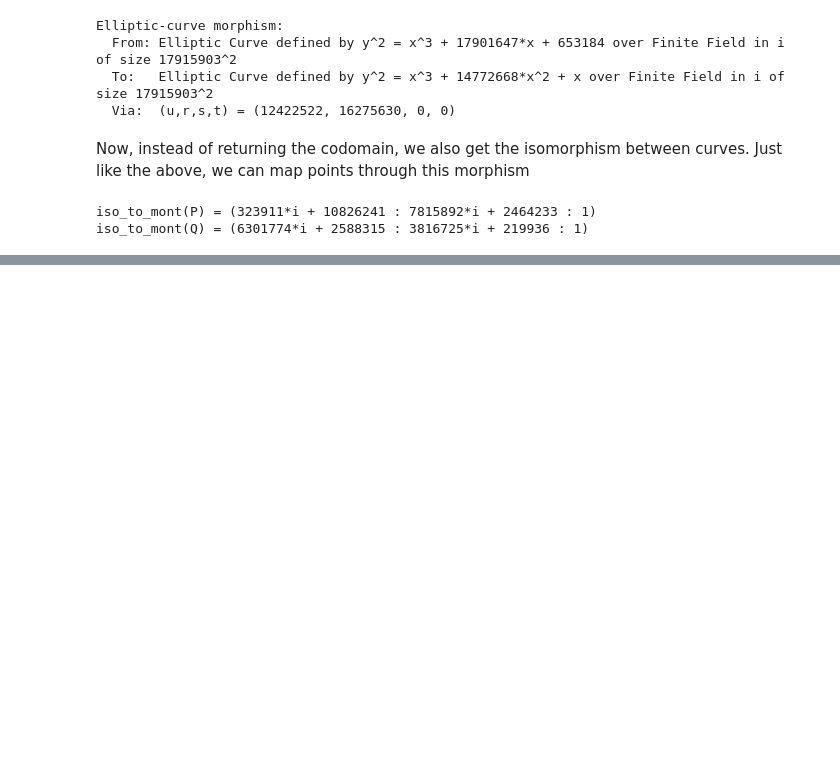
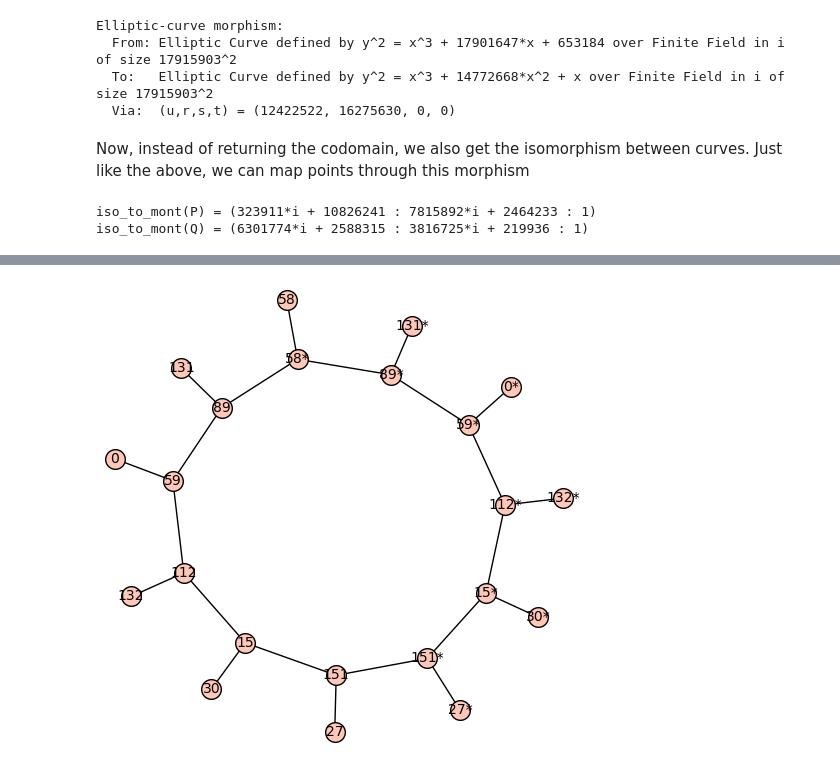
Before and after one commit to GiacomoPope/i-sage-ny-days, a Jupyter notebook: isogenies.ipynb, the cells around one changed output, grey strips where cells are left out. Drawn from its saved outputs; the diff is of its cells as text; code cells hidden in the pictures; blank space fills up the shorter version.

```diff
--- a/isogenies.ipynb
+++ b/isogenies.ipynb
@@ -111,0 +180,7 @@ TODO: given a small example, make sage show the whole isogeny graph. Good idea w
+# %%
+E_sing = EllipticCurve(GF(167), j=1728)
+assert E_sing.is_supersingular()
+G = E_sing.isogeny_ell_graph(2, directed=False, label_by_j=True)
+G.plot()
+# %% [output]
+[figure, added]
```
Also changed, not shown: parts of 24 cells of this notebook, 3 other files.
